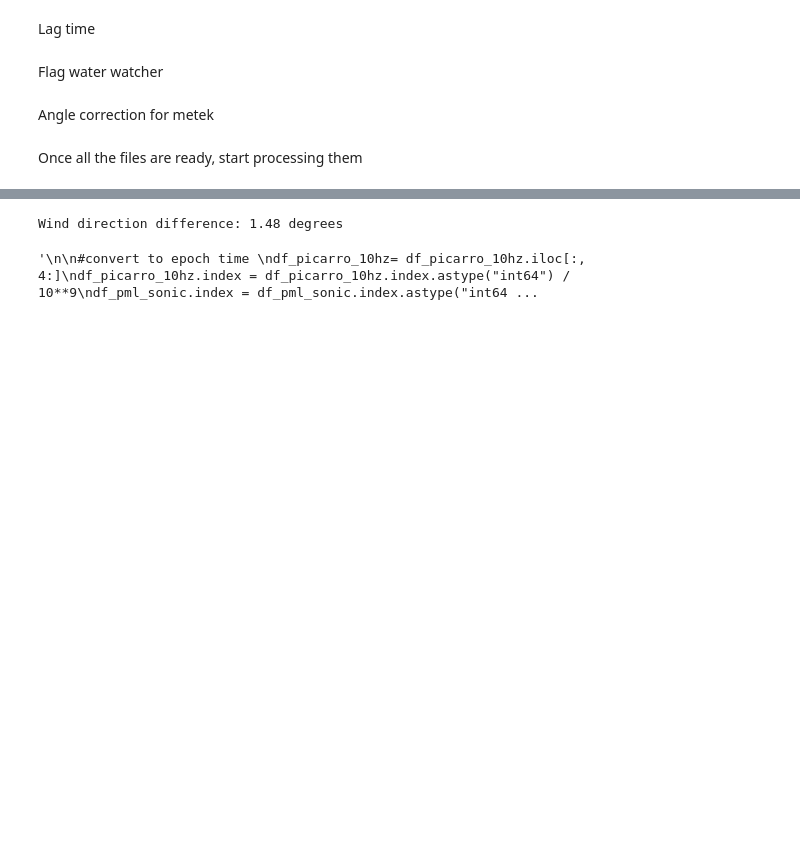
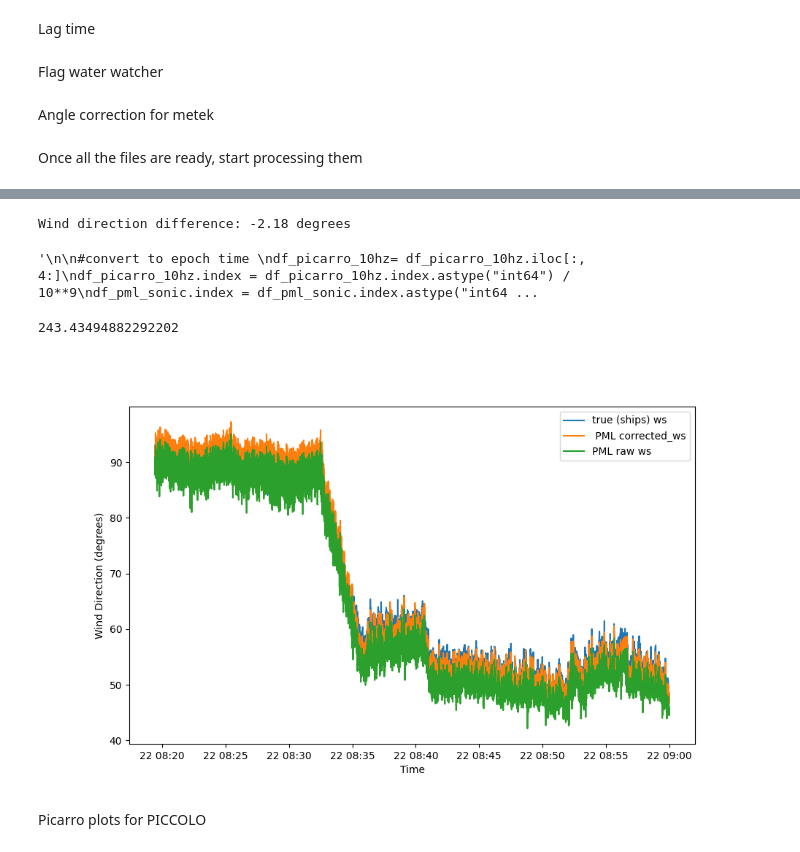
Before and after one commit to irene146/SDA_IMC, a Jupyter notebook: L0_SDA_notebook.ipynb, the cells around one changed output, grey strips where cells are left out. Cells and saved outputs as stored; diff of their text form; code cells hidden in the pictures; blank space fills up the shorter version.

Commit message:
attempt of piccolo plots and angle correction

```diff
--- a/L0_SDA_notebook.ipynb
+++ b/L0_SDA_notebook.ipynb
@@ -1054,7 +1073,7 @@ plt.legend()
 plt.show()
 # %%
 
-i=800
+i=817
 
 timestamps = {
             "CR6": extract_timestamp(cr6_name[i]),
@@ -1141,5 +1160,5 @@ df_ship_sonic.to_csv(ship_wind_filepath, sep='\t', index=True, header=True)
 df_picarro_10hz.to_csv(time_adj_gases_filepath, sep='\t', index=True, header=True)
 '''
 # %% [output]
-Wind direction difference: 1.48 degrees
+Wind direction difference: -2.18 degrees
 '\n\n#convert to epoch time \ndf_picarro_10hz= df_picarro_10hz.iloc[:, 4:]\ndf_picarro_10hz.index = df_picarro_10hz.index.astype("int64") / 10**9\ndf_pml_sonic.index = df_pml_sonic.index.astype("int64 ...
@@ -1153,0 +1165,33 @@ df_pml_winds = pd.read_csv('D:/PICCOLO/data\CO2 flux system/L0_test/Ship_WindsFo
+# %%
+
+wd = (270 -np.degrees(np.arctan2(5, 10))) % 360
+print(wd)
+# %% [output]
+243.43494882292202
+# %%
+df_pml_sonic['u_ms'] = pd.to_numeric(df_pml_sonic['u_ms'], errors='coerce')
+df_pml_sonic['v_ms'] = pd.to_numeric(df_pml_sonic['v_ms'], errors='coerce')
+df_pml_sonic_raw['u_ms'] = pd.to_numeric(df_pml_sonic_raw['u_ms'], errors='coerce')
+df_pml_sonic_raw['v_ms'] = pd.to_numeric(df_pml_sonic_raw['v_ms'], errors='coerce')
+df_ship_sonic['u_ms_ship'] = pd.to_numeric(df_ship_sonic['u_ms_ship'], errors='coerce')
+df_ship_sonic['v_ms_ship'] = pd.to_numeric(df_ship_sonic['v_ms_ship'], errors='coerce')
+
+# Calculate wind direction
+df_pml_sonic['wd'] = (270 -np.degrees(np.arctan2(df_pml_sonic['v_ms'], df_pml_sonic['u_ms']))) % 360
+df_pml_sonic_raw['wd'] = (270- np.degrees(np.arctan2(df_pml_sonic_raw['v_ms'], df_pml_sonic_raw['u_ms']))) %360
+#df_pml_sonic_raw['wd_corrected'] = df_pml_sonic_raw['wd'] - (-1.48)
+df_ship_sonic['wd'] = (270 -np.degrees(np.arctan2(df_ship_sonic['v_ms_ship'], df_ship_sonic['u_ms_ship']))) % 360
+plt.close('all')
+plt.figure(figsize=(10, 6))
+plt.plot(df_ship_sonic.index, df_ship_sonic['wd'], label='true (ships) ws')
+plt.plot(df_pml_sonic.index, df_pml_sonic['wd'], label=' PML corrected_ws')
+#plt.plot(df_pml_sonic_raw.index, df_pml_sonic_raw['wd_corrected'], label='corrected_hand')
+plt.plot(df_pml_sonic_raw.index, df_pml_sonic_raw['wd'], label='PML raw ws')
+plt.ylabel('Wind Direction (degrees)')
+plt.xlabel('Time')
+plt.legend()
+plt.show()
+# %% [output]
+[figure, added]
+# %% [markdown]
+Picarro plots for PICCOLO
```
Also changed, not shown: parts of 8 cells of this notebook.
